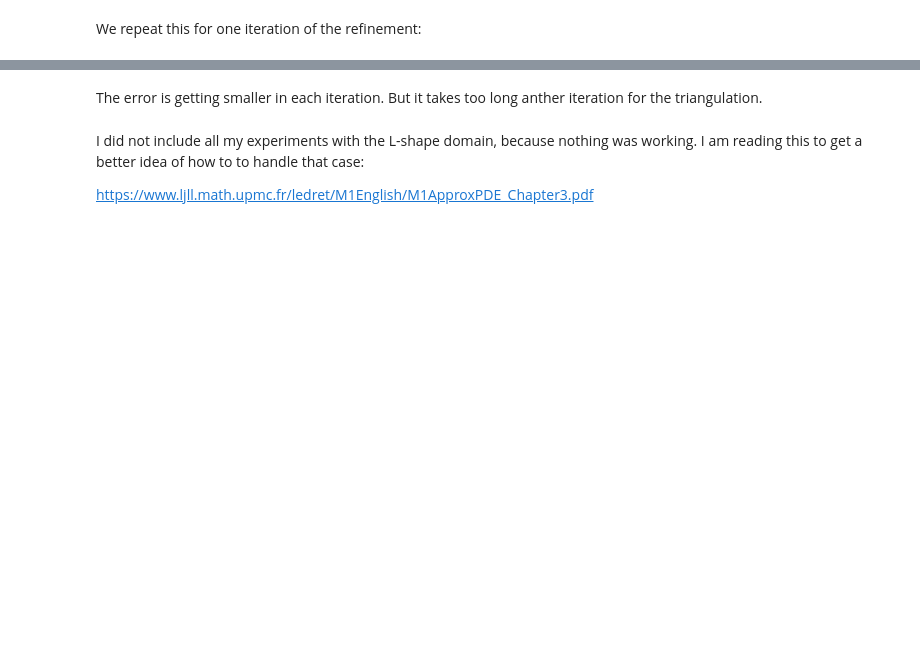
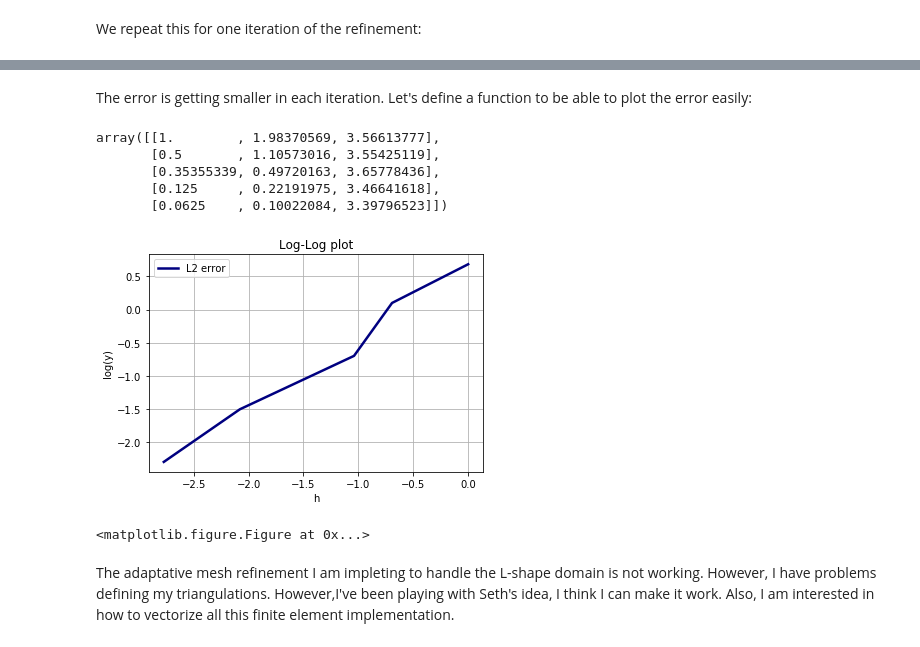
Before and after one commit to gayalami/MATH-579, a Jupyter notebook: Finite_element.ipynb, the cells around one changed output, grey strips where cells are left out. Drawn from its saved outputs; the diff is of its cells as text; code cells hidden in the pictures; blank space fills up the shorter version.

```diff
--- a/Finite_element.ipynb
+++ b/Finite_element.ipynb
@@ -571,0 +507,14 @@ print(norm_L2, norm_H1, norm_H10 )
+# %%
+# Find the value at (x,y) for u from values at vertices (x1, y1, z1), (x2, y2, z2), (x3, y3, z3)
+def plane(x,x1,y1,z1, x2, y2, z2, x3, y3, z3):
+    a1 = x2 - x1
+    b1 = y2 - y1
+    c1 = z2 - z1
+    a2 = x3 - x1
+    b2 = y3 - y1
+    c2 = z3 - z1
+    a = b1 * c2 - b2 * c1
+    b = a2 * c1 - a1 * c2
+    c = a1 * b2 - b1 * a2
+    d = (- a * x1 - b * y1 - c * z1)
+    return (1/c)*(-a*x[0]-b*x[1]-d)
@@ -571,0 +567,13 @@ print(norm_L2, norm_H1, norm_H10 )
+# %%
+# Find the square norm of gradient for the plane through (x1, y1, z1), (x2, y2, z2), (x3, y3, z3)
+def plane_gradient(x1,y1,z1, x2, y2, z2, x3, y3, z3):
+    a1 = x2 - x1
+    b1 = y2 - y1
+    c1 = z2 - z1
+    a2 = x3 - x1
+    b2 = y3 - y1
+    c2 = z3 - z1
+    a = b1 * c2 - b2 * c1
+    b = a2 * c1 - a1 * c2
+    c = a1 * b2 - b1 * a2
+    return (a*b/(c**2))
@@ -760,6 +862,2 @@ print(norm_L2, norm_H1, norm_H10 )
 # %% [markdown]
-The error is getting smaller in each iteration. But it takes too long anther iteration for the triangulation.
+The error is getting smaller in each iteration. Let's define a function to be able to plot the error easily:
-# %% [markdown]
-I did not include all my experiments with the L-shape domain, because nothing was working. I am reading this to get a better idea of how to to handle that case:
-
-https://www.ljll.math.upmc.fr/ledret/M1English/M1ApproxPDE_Chapter3.pdf
@@ -765,0 +970,26 @@ https://www.ljll.math.upmc.fr/ledret/M1English/M1ApproxPDE_Chapter3.pdf
+# %%
+E = errornorm(5)
+E
+# %% [output]
+array([[1.        , 1.98370569, 3.56613777],
+       [0.5       , 1.10573016, 3.55425119],
+       [0.35355339, 0.49720163, 3.65778436],
+       [0.125     , 0.22191975, 3.46641618],
+       [0.0625    , 0.10022084, 3.39796523]])
+# %%
+xlog = log(E[:,0])
+ylog = log(E[:,1])
+ax = plt.gca()
+plt.plot(xlog, ylog, linewidth=2.5, color='navy', label=r'L2 error')
+plt.legend(loc='best')
+plt.xlabel(r'h')
+plt.ylabel(r'log(y)')
+ax.grid(True)
+plt.title(r'Log-Log plot')
+plt.show()
+plt.clf()
+# %% [output]
+[figure, added]
+<matplotlib.figure.Figure at 0x...>
+# %% [markdown]
+The adaptative mesh refinement I am impleting to handle the L-shape domain is not working. However, I have problems defining my triangulations. However,I've been playing with Seth's idea, I think I can make it work. Also, I am interested in how to vectorize all this finite element implementation.
```
Also changed, not shown: parts of 23 cells of this notebook.
